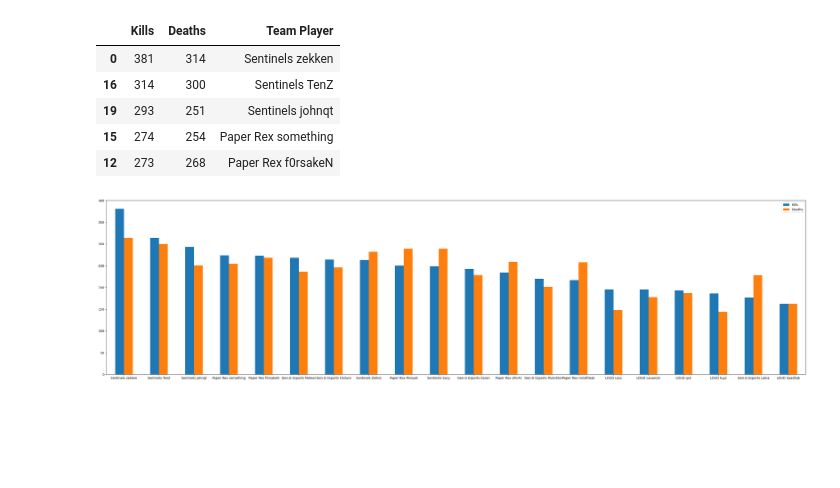
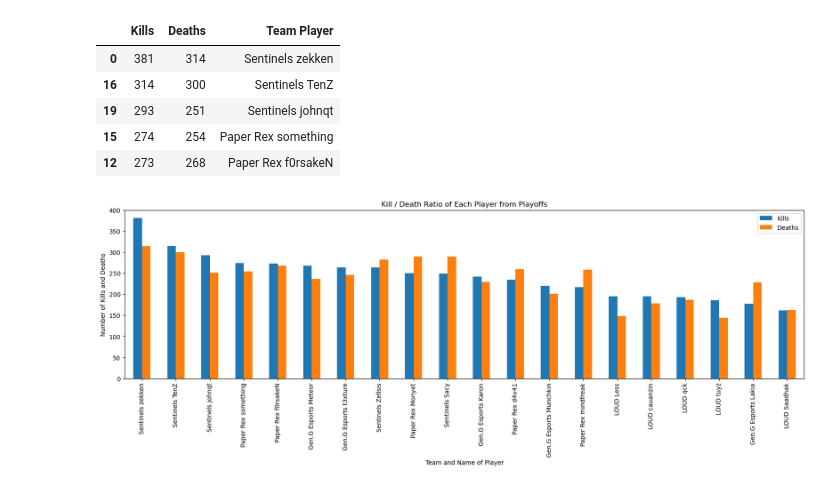
Before and after one commit to azrielmt/vct-masters-madrid-data, a Jupyter notebook: viz.ipynb, the cells around one changed output. Saved outputs shown, nothing was run; the diff lists cells and outputs as text; code cells hidden in the pictures; blank space fills up the shorter version.

```diff
--- a/viz.ipynb
+++ b/viz.ipynb
@@ -234,14 +216,17 @@ playoff_teams_df.head()
 | 15 | 274 | 254 | Paper Rex something |
 | 12 | 273 | 268 | Paper Rex f0rsakeN |
 # %%
-multi_plot = playoff_teams_df.plot(kind="bar", figsize=(40,10))
+multi_plot = playoff_teams_df.plot(kind="bar", figsize=(20,5))
 
-multi_plot.set_xticklabels(playoff_teams_df["Team Player"], rotation=45)
+multi_plot.set_xticklabels(playoff_teams_df["Team Player"])
 
-plt.xticks(rotation = 0, fontsize=10)
+plt.xticks(rotation = 90, fontsize=10)
+plt.title("Kill / Death Ratio of Each Player from Playoffs")
+plt.xlabel("Team and Name of Player")
+plt.ylabel("Number of Kills and Deaths")
 plt.show()
 # %% [output]
-[figure, old version]
+[figure, new version]
 # %%
 reducedteams_df.dtypes
 # %% [output]
```
Also changed, not shown: parts of 7 cells of this notebook.
